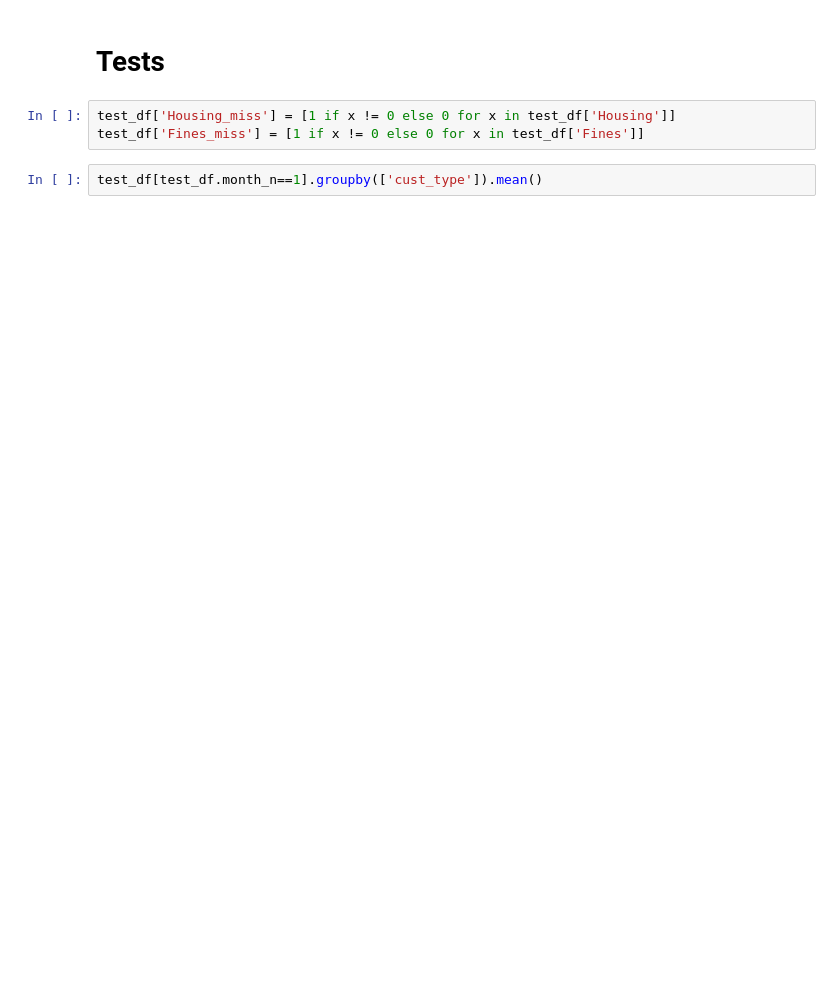
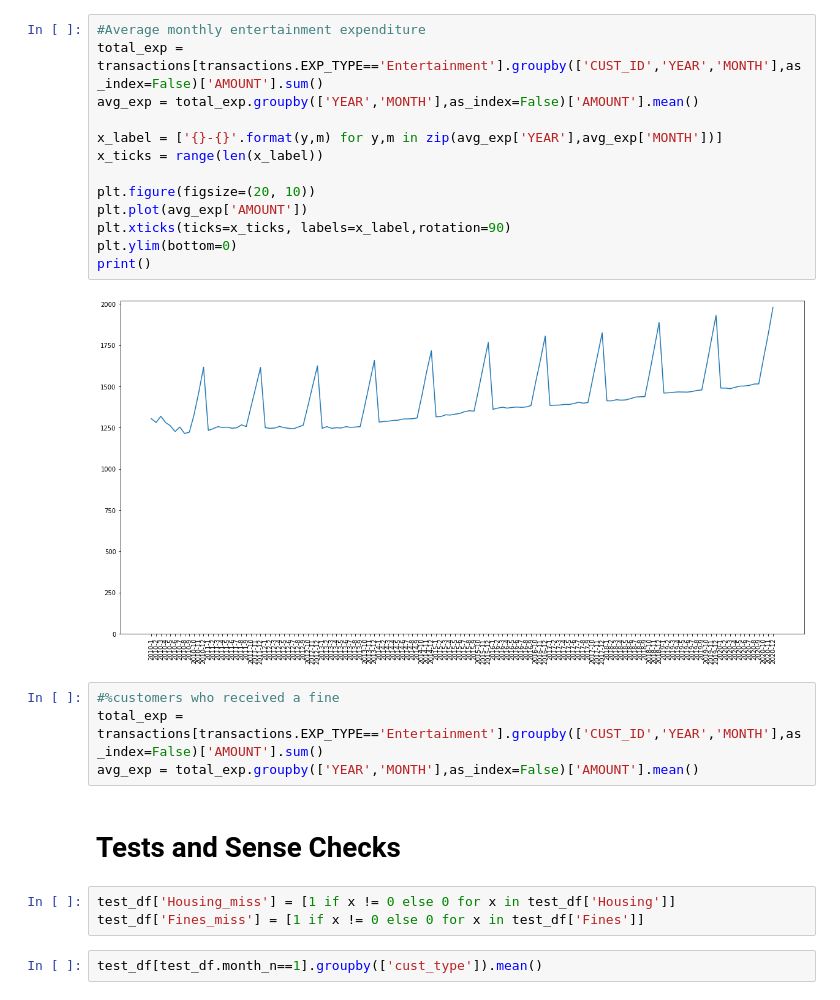
Before and after one commit to conorosully/medium-articles, a Jupyter notebook: src/transaction_data_generator.ipynb, the cells around one changed output. Drawn from its saved outputs; the diff is of its cells as text; blank space fills up the shorter version.

```diff
--- a/src/transaction_data_generator.ipynb
+++ b/src/transaction_data_generator.ipynb
@@ -211,5 +364,24 @@ test_df
+# %%
+#Average monthly entertainment expenditure
+total_exp = transactions[transactions.EXP_TYPE=='Entertainment'].groupby(['CUST_ID','YEAR','MONTH'],as_index=False)['AMOUNT'].sum()
+avg_exp = total_exp.groupby(['YEAR','MONTH'],as_index=False)['AMOUNT'].mean()
+
+x_label = ['{}-{}'.format(y,m) for y,m in zip(avg_exp['YEAR'],avg_exp['MONTH'])]
+x_ticks = range(len(x_label))
+
+plt.figure(figsize=(20, 10))
+plt.plot(avg_exp['AMOUNT'])
+plt.xticks(ticks=x_ticks, labels=x_label,rotation=90)
+plt.ylim(bottom=0)
+print()
+# %% [output]
+[figure, added]
+# %%
+#%customers who received a fine
+total_exp = transactions[transactions.EXP_TYPE=='Entertainment'].groupby(['CUST_ID','YEAR','MONTH'],as_index=False)['AMOUNT'].sum()
+avg_exp = total_exp.groupby(['YEAR','MONTH'],as_index=False)['AMOUNT'].mean()
 # %% [markdown]
-# Tests
+# Tests and Sense Checks
 # %%
 test_df['Housing_miss'] = [1 if x != 0 else 0 for x in test_df['Housing']]
 test_df['Fines_miss'] = [1 if x != 0 else 0 for x in test_df['Fines']]
```
Also changed, not shown: parts of 29 cells of this notebook.
